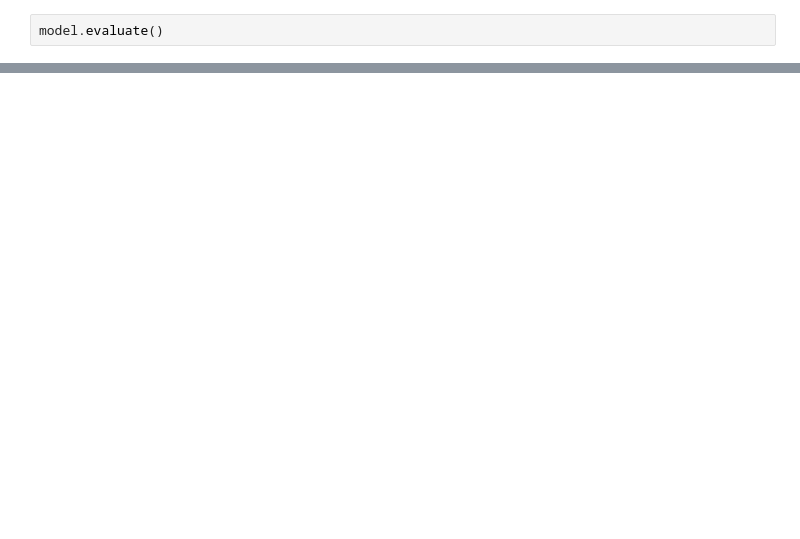
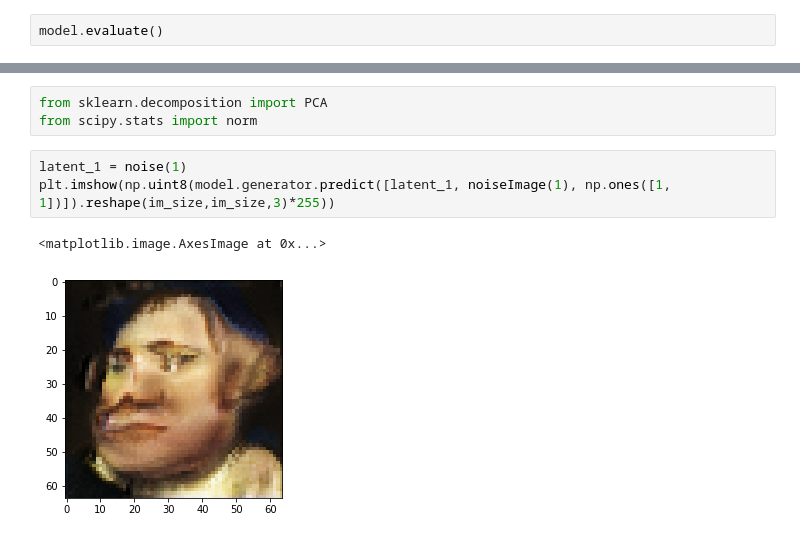
Before and after one commit to MarxCar/FineViewer, a Jupyter notebook: StyleGAN.ipynb, the cells around one changed output, grey strips where cells are left out. Cells and saved outputs as stored; diff of their text form; blank space fills up the shorter version.

```diff
--- a/StyleGAN.ipynb
+++ b/StyleGAN.ipynb
@@ -502,0 +517,9 @@ plt.imshow(model.interpolation(componenta1, componenta2, 3))
+# %%
+from sklearn.decomposition import PCA
+from scipy.stats import norm
+# %%
+latent_1 = noise(1)
+plt.imshow(np.uint8(model.generator.predict([latent_1, noiseImage(1), np.ones([1, 1])]).reshape(im_size,im_size,3)*255))
+# %% [output]
+<matplotlib.image.AxesImage at 0x...>
+[figure, added]
```
Also changed, not shown: parts of 11 cells of this notebook, 7 other files.
